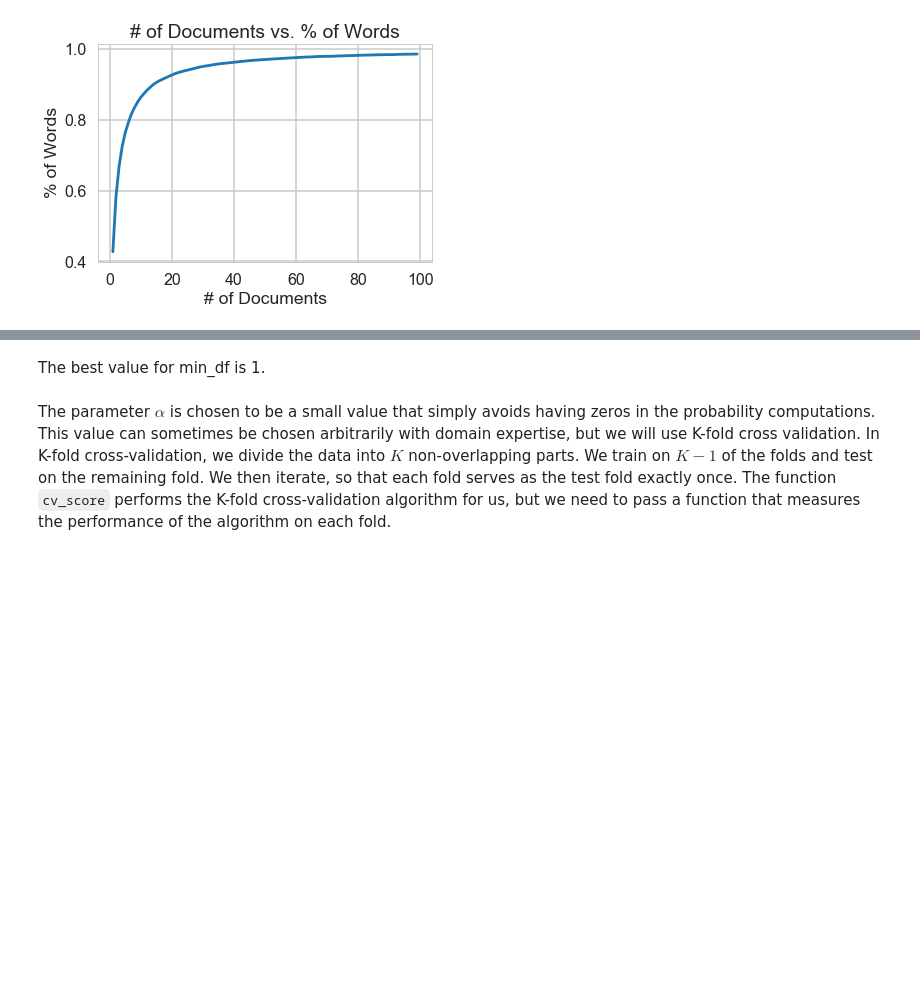
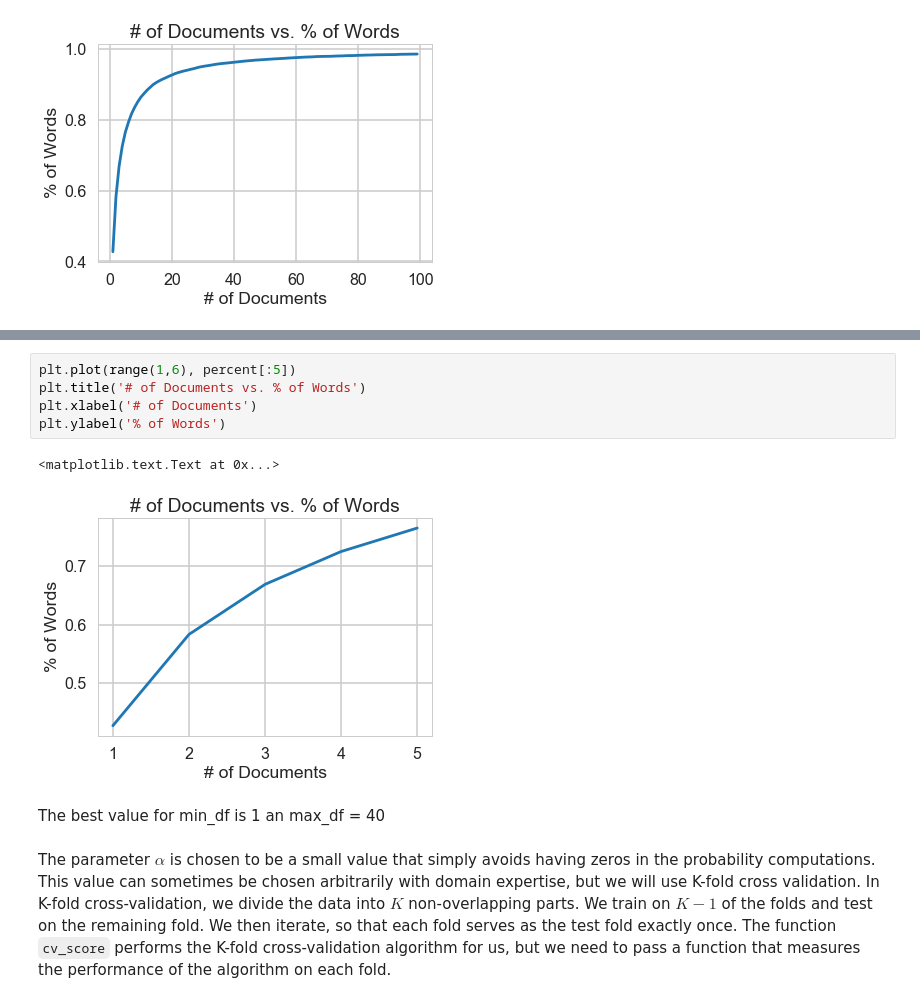
Before and after one commit to sowjanya2106/Springboard, a Jupyter notebook: Machine Learning/naive_bayes/Mini_Project_Naive_Bayes.ipynb, the cells around one changed output, grey strips where cells are left out. Cells and saved outputs as stored; diff of their text form; blank space fills up the shorter version.

```diff
--- a/Machine Learning/naive_bayes/Mini_Project_Naive_Bayes.ipynb
+++ b/Machine Learning/naive_bayes/Mini_Project_Naive_Bayes.ipynb
@@ -356,5 +379,13 @@ plt.ylabel('% of Words')
+# %%
+plt.plot(range(1,6), percent[:5])
+plt.title('# of Documents vs. % of Words')
+plt.xlabel('# of Documents')
+plt.ylabel('% of Words')
+# %% [output]
+<matplotlib.text.Text at 0x...>
+[figure, added]
 # %% [markdown]
-The best value for min_df is 1.
+The best value for min_df is 1 an max_df = 40
 # %% [markdown]
 The parameter $\alpha$ is chosen to be a small value that simply avoids having zeros in the probability computations. This value can sometimes be chosen arbitrarily with domain expertise, but we will use K-fold cross validation. In K-fold cross-validation, we divide the data into $K$ non-overlapping parts. We train on $K-1$ of the folds and test on the remaining fold. We then iterate, so that each fold serves as the test fold exactly once. The function `cv_score` performs the K-fold cross-validation algorithm for us, but we need to pass a function that measures the performance of the algorithm on each fold.
 # %%
```
Also changed, not shown: parts of 29 cells of this notebook.
